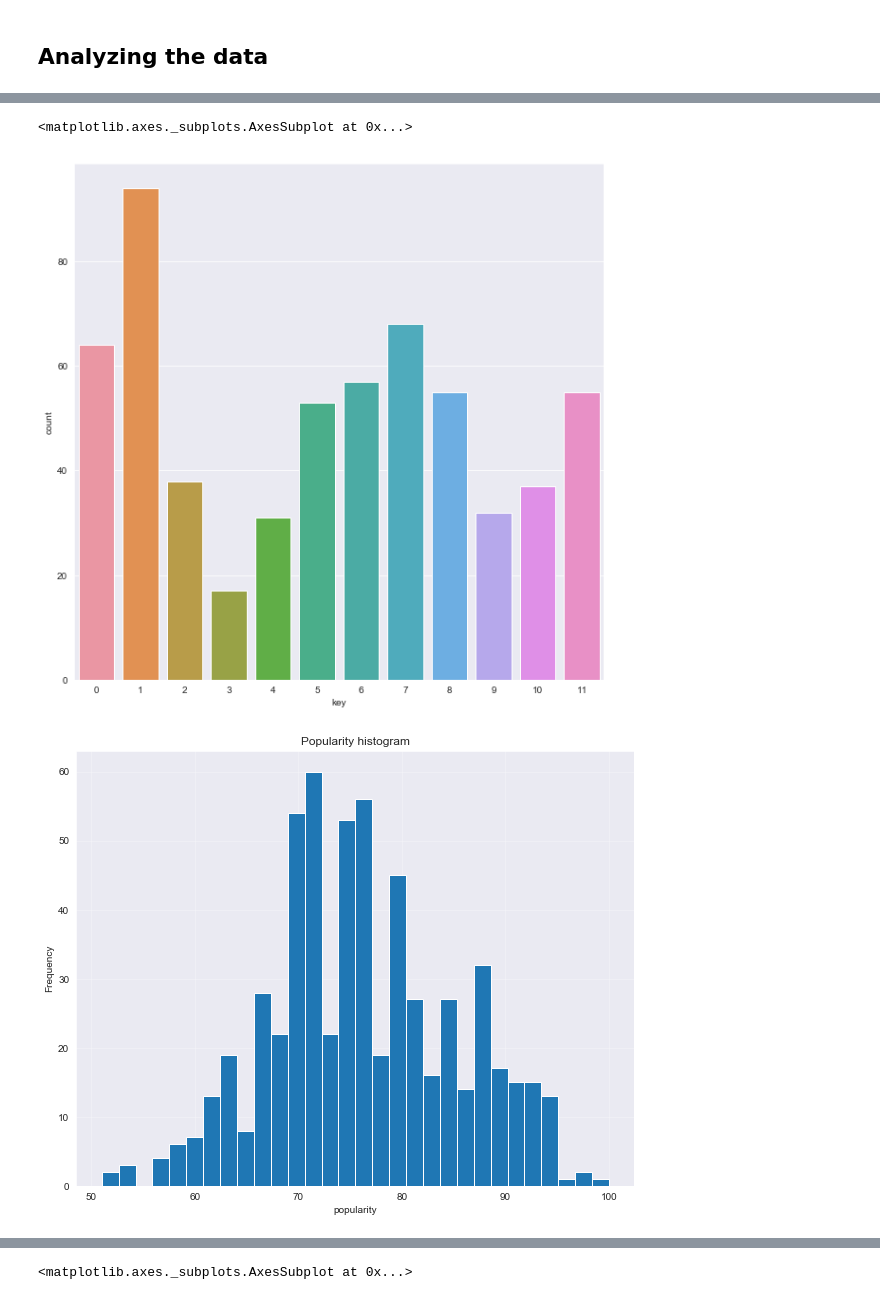
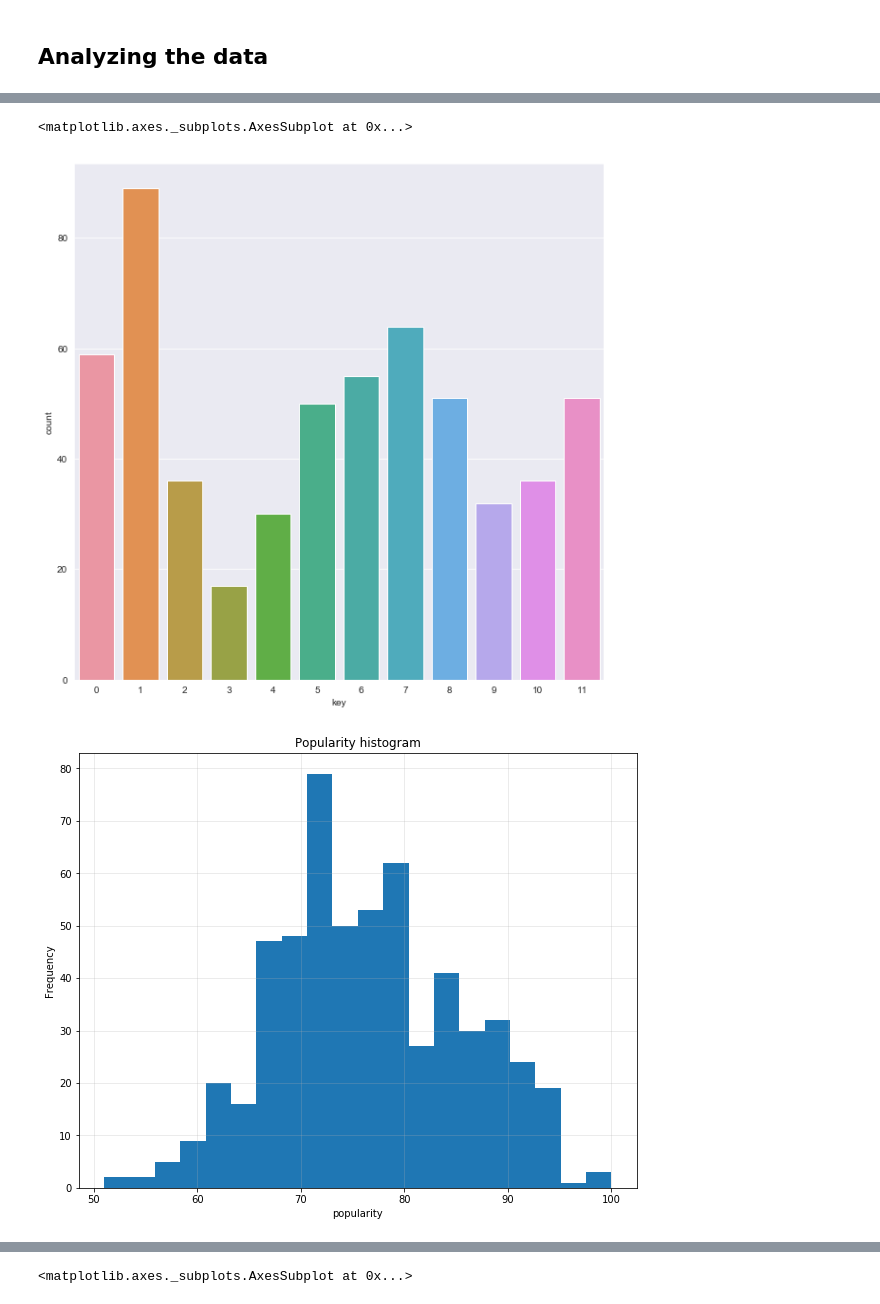
Before and after one commit to pawKer/Predicting-music-popularity, a Jupyter notebook: 3yp-data-plots.ipynb, the cells around one changed output, grey strips where cells are left out. Saved outputs shown, nothing was run; the diff lists cells and outputs as text; code cells hidden in the pictures.

```diff
--- a/3yp-data-plots.ipynb
+++ b/3yp-data-plots.ipynb
@@ -24,7 +24,7 @@ import config
 ## Read data from CSV
 # %%
 # Read the data from the file
-data = pd.read_csv('mydata_new_stuff.csv')
+data = pd.read_csv('Data/data_500_entries_youtube.csv')
 data.head()
-print("Number of entries in original data: " + str(len(data.index)))
+#print("Number of entries in original data: " + str(len(data.index)))
 # %% [output]
@@ -59,0 +51,5 @@ data = labeled_data.copy()
+# %%
+# Label data according to a threshold for nicer plotting
+from project_modules import *
+labeled_data = label_data(data, 89)
+data = labeled_data.copy()
@@ -72,12 +72,13 @@ sns.countplot(x="time_signature", hue="is_popular", data=labeled_data)
 # %%
+plt.figure(figsize=(10,10))
 sns.countplot(x="key", data=data)
 # %% [output]
 <matplotlib.axes._subplots.AxesSubplot at 0x...>
-[figure, old version]
+[figure, new version]
 # %%
-data['popularity'].plot.hist(bins=30, rwidth=10,figsize=(10,8))
+data['popularity'].plot.hist(bins=20, rwidth=10,figsize=(10,8), histtype="bar")
 plt.xlabel('popularity')
 plt.title("Popularity histogram")
 plt.grid(alpha=0.3)
 # %% [output]
-[figure, old version]
+[figure, new version]
```
Also changed, not shown: parts of 14 cells of this notebook, 42 other files.
